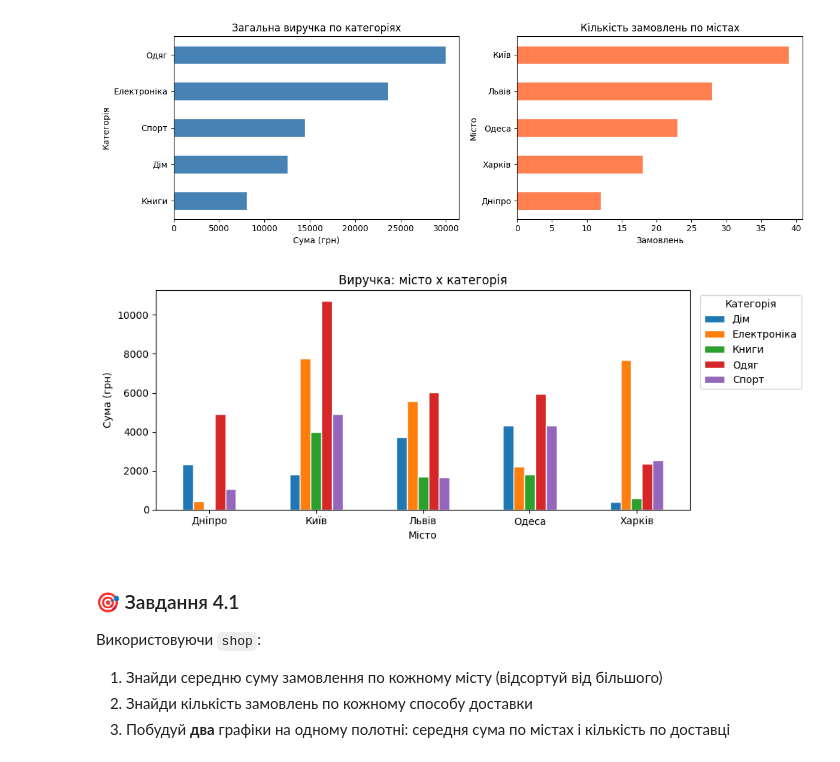
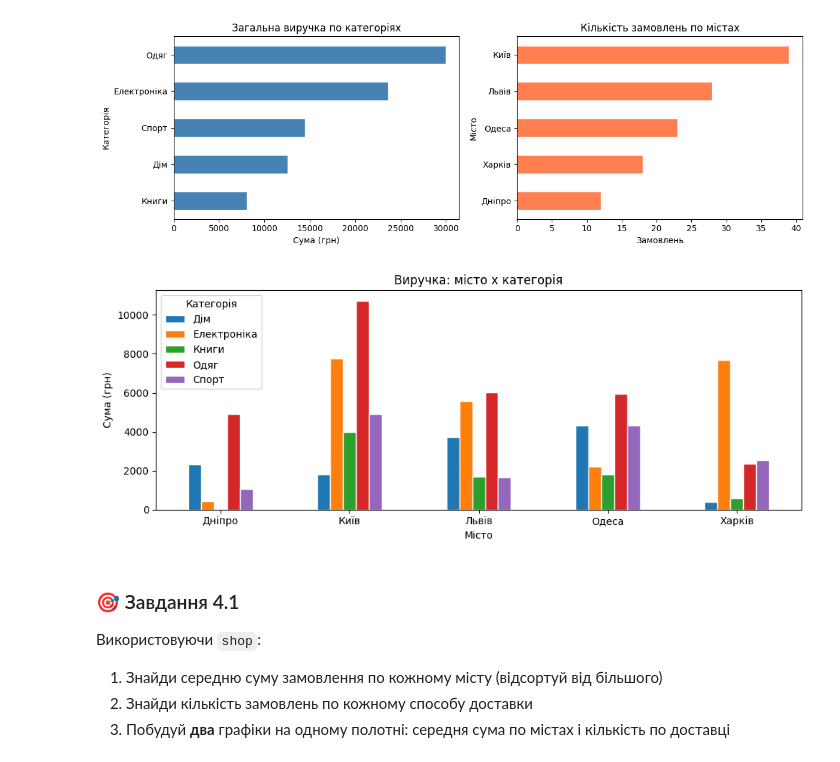
Before and after one commit to ParusSlava/DTA_2026, a Jupyter notebook: classmade/29_05_26_"pandas_matplotlib_combined_ua_ipynb".ipynb, the cells around one changed output. Saved outputs shown, nothing was run; the diff lists cells and outputs as text; code cells hidden in the pictures.

```diff
--- a/classmade/29_05_26_"pandas_matplotlib_combined_ua_ipynb".ipynb
+++ b/classmade/29_05_26_"pandas_matplotlib_combined_ua_ipynb".ipynb
@@ -596,17 +626,17 @@ plt.show()
 # %%
 # Згрупований bar chart: кілька рядів даних
 city_cat.plot.bar(
     figsize=(10, 4),
     edgecolor='white',
     title='Виручка: місто x категорія',
     ylabel='Сума (грн)',
     rot=0
 )
-plt.legend(title='Категорія', bbox_to_anchor=(1.01, 1), loc='upper left')
+plt.legend(title='Категорія', loc='upper left')
 plt.tight_layout()
 plt.show()
 # %% [output]
-[figure, old version]
+[figure, new version]
 # %% [markdown]
 ### 🎯 Завдання 4.1
 
```
Also changed, not shown: parts of 8 cells of this notebook.
